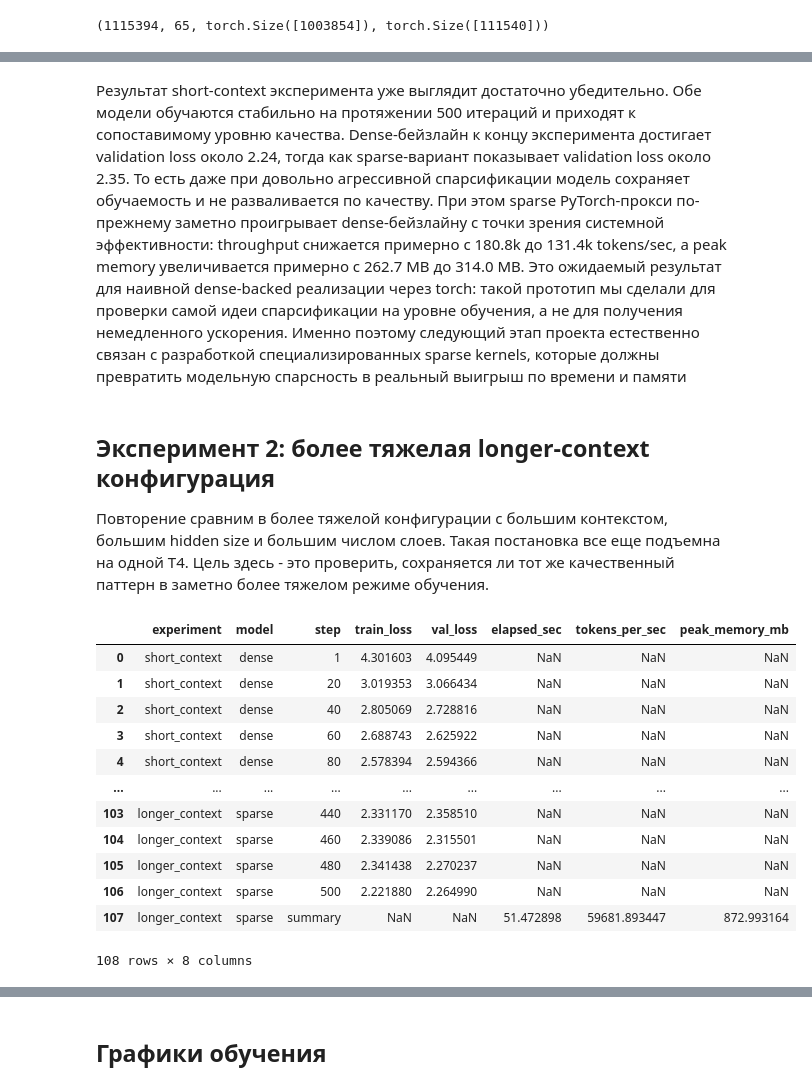
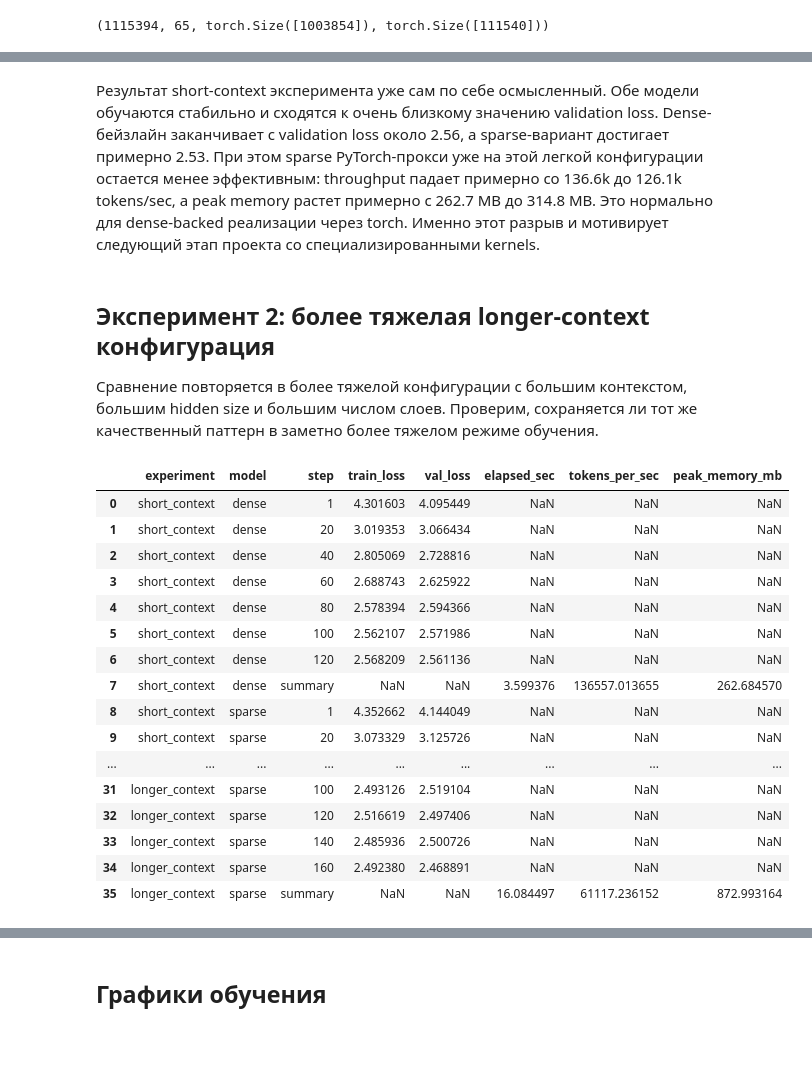
Before and after one commit to letit6E/sparse-gpt-research, a Jupyter notebook: first_experiment_sparse_nanogpt.ipynb, the cells around one changed output, grey strips where cells are left out. Drawn from its saved outputs; the diff is of its cells as text; code cells hidden in the pictures; blank space fills up the shorter version.

```diff
--- a/first_experiment_sparse_nanogpt.ipynb
+++ b/first_experiment_sparse_nanogpt.ipynb
@@ -165,7 +167,7 @@ block_size = 128
 n_embd = 192
 n_head = 6
 n_layer = 4
-steps = 500
+steps = 120
 eval_interval = 20
 lr = 3e-4
 
@@ -243,9 +245,9 @@ results_df
 # %% [markdown]
-Результат short-context эксперимента уже выглядит достаточно убедительно. Обе модели обучаются стабильно на протяжении 500 итераций и приходят к сопоставимому уровню качества. Dense-бейзлайн к концу эксперимента достигает validation loss около 2.24, тогда как sparse-вариант показывает validation loss около 2.35. То есть даже при довольно агрессивной спарсификации модель сохраняет обучаемость и не разваливается по качеству. При этом sparse PyTorch-прокси по-прежнему заметно проигрывает dense-бейзлайну с точки зрения системной эффективности: throughput снижается примерно с 180.8k до 131.4k tokens/sec, а peak memory увеличивается примерно с 262.7 MB до 314.0 MB. Это ожидаемый результат для наивной dense-backed реализации через torch: такой прототип мы сделали для проверки самой идеи спарсификации на уровне обучения, а не для получения немедленного ускорения. Именно поэтому следующий этап проекта естественно связан с разработкой специализированных sparse kernels, которые должны превратить модельную спарсность в реальный выигрыш по времени и памяти
+Результат short-context эксперимента уже сам по себе осмысленный. Обе модели обучаются стабильно и сходятся к очень близкому значению validation loss. Dense-бейзлайн заканчивает с validation loss около 2.56, а sparse-вариант достигает примерно 2.53. При этом sparse PyTorch-прокси уже на этой легкой конфигурации остается менее эффективным: throughput падает примерно со 136.6k до 126.1k tokens/sec, а peak memory растет примерно с 262.7 MB до 314.8 MB. Это нормально для dense-backed реализации через torch. Именно этот разрыв и мотивирует следующий этап проекта со специализированными kernels.
 # %% [markdown]
 ## Эксперимент 2: более тяжелая longer-context конфигурация
 
-Повторение сравним в более тяжелой конфигурации с большим контекстом, большим hidden size и большим числом слоев. Такая постановка все еще подъемна на одной T4. Цель здесь - это проверить, сохраняется ли тот же качественный паттерн в заметно более тяжелом режиме обучения.
+Сравнение повторяется в более тяжелой конфигурации с большим контекстом, большим hidden size и большим числом слоев. Проверим, сохраняется ли тот же качественный паттерн в заметно более тяжелом режиме обучения.
 # %%
 experiment_name = 'longer_context'
 batch_size = 24
@@ -253,7 +255,7 @@ block_size = 256
 n_embd = 256
 n_head = 8
 n_layer = 6
-steps = 500
+steps = 160
 eval_interval = 20
 lr = 3e-4
 
@@ -288,37 +290,41 @@ for name, sparse_flag in [('dense', False), ('sparse', True)]:
                 'model': name,
                 'step': step,
                 'train_loss': loss.item(),
                 'val_loss': val_loss.item()
             })
     if device == 'cuda':
         torch.cuda.synchronize()
     elapsed = time.time() - start
     peak_memory_mb = torch.cuda.max_memory_allocated() / 1024**2 if device == 'cuda' else float('nan')
     tokens_processed = steps * batch_size * block_size
     results.append({
         'experiment': experiment_name,
         'model': name,
         'step': 'summary',
         'train_loss': float('nan'),
         'val_loss': float('nan'),
         'elapsed_sec': elapsed,
         'tokens_per_sec': tokens_processed / elapsed,
         'peak_memory_mb': peak_memory_mb
     })
 
 results_df = pd.DataFrame(results)
 results_df
 # %% [output]
 |  | experiment | model | step | train_loss | val_loss | elapsed_sec | tokens_per_sec | peak_memory_mb |
 | 0 | short_context | dense | 1 | 4.301603 | 4.095449 | NaN | NaN | NaN |
 | 1 | short_context | dense | 20 | 3.019353 | 3.066434 | NaN | NaN | NaN |
 | 2 | short_context | dense | 40 | 2.805069 | 2.728816 | NaN | NaN | NaN |
 | 3 | short_context | dense | 60 | 2.688743 | 2.625922 | NaN | NaN | NaN |
 | 4 | short_context | dense | 80 | 2.578394 | 2.594366 | NaN | NaN | NaN |
+| 5 | short_context | dense | 100 | 2.562107 | 2.571986 | NaN | NaN | NaN |
+| 6 | short_context | dense | 120 | 2.568209 | 2.561136 | NaN | NaN | NaN |
+| 7 | short_context | dense | summary | NaN | NaN | 3.599376 | 136557.013655 | 262.684570 |
+| 8 | short_context | sparse | 1 | 4.352662 | 4.144049 | NaN | NaN | NaN |
+| 9 | short_context | sparse | 20 | 3.073329 | 3.125726 | NaN | NaN | NaN |
 | ... | ... | ... | ... | ... | ... | ... | ... | ... |
-| 103 | longer_context | sparse | 440 | 2.331170 | 2.358510 | NaN | NaN | NaN |
-| 104 | longer_context | sparse | 460 | 2.339086 | 2.315501 | NaN | NaN | NaN |
-| 105 | longer_context | sparse | 480 | 2.341438 | 2.270237 | NaN | NaN | NaN |
-| 106 | longer_context | sparse | 500 | 2.221880 | 2.264990 | NaN | NaN | NaN |
-| 107 | longer_context | sparse | summary | NaN | NaN | 51.472898 | 59681.893447 | 872.993164 |
+| 31 | longer_context | sparse | 100 | 2.493126 | 2.519104 | NaN | NaN | NaN |
+| 32 | longer_context | sparse | 120 | 2.516619 | 2.497406 | NaN | NaN | NaN |
+| 33 | longer_context | sparse | 140 | 2.485936 | 2.500726 | NaN | NaN | NaN |
+| 34 | longer_context | sparse | 160 | 2.492380 | 2.468891 | NaN | NaN | NaN |
+| 35 | longer_context | sparse | summary | NaN | NaN | 16.084497 | 61117.236152 | 872.993164 |
-108 rows × 8 columns
```
Also changed, not shown: parts of 28 cells of this notebook.
